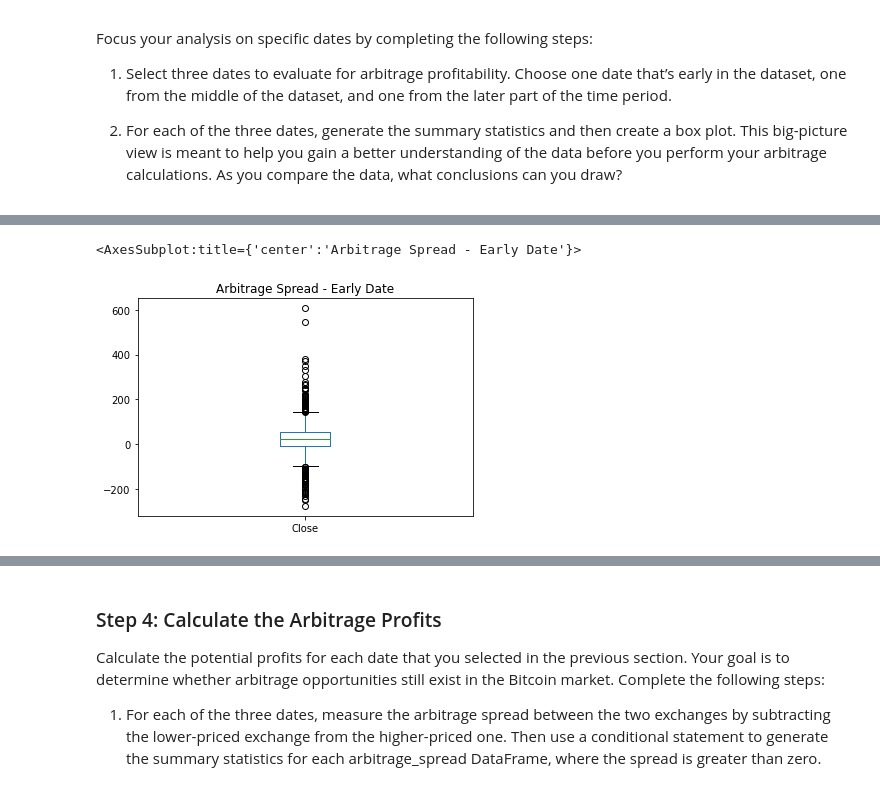
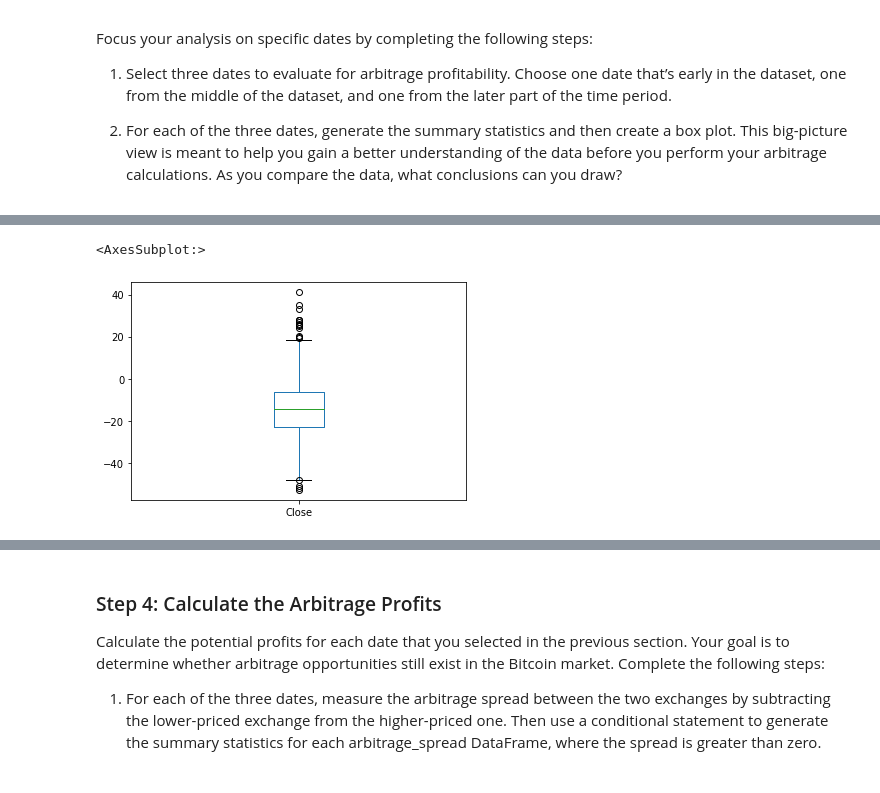
Before and after one commit to sjufan84/crypto_arbitrage-school-project-, a Jupyter notebook: crypto_arbitrage.ipynb, the cells around one changed output, grey strips where cells are left out. Cells and saved outputs as stored; diff of their text form; code cells hidden in the pictures.

```diff
--- a/crypto_arbitrage.ipynb
+++ b/crypto_arbitrage.ipynb
@@ -360,8 +437,8 @@ Focus your analysis on specific dates by completing the following steps:
 # %%
-# Using the early date that you have selected, calculate the arbitrage spread
+# Using the date from the late that you have selected, calculate the arbitrage spread
 # by subtracting the bitstamp lower closing prices from the coinbase higher closing prices
-arbitrage_spread_early = # YOUR CODE HERE
+arbitrage_spread_late = coinbase_sliced.loc['2018-03-01'] - bitstamp_sliced.loc['2018-03-01']
 
-# Generate summary statistics for the early DataFrame
-# YOUR CODE HERE
+# Generate summary statistics for the late DataFrame
+arbitrage_spread_late.describe()
 # %% [output]
@@ -376,7 +453,7 @@ max       606.800000
 Name: Close, dtype: float64
 # %%
-# Visualize the arbitrage spread from early in the dataset in a box plot
-# YOUR CODE HERE
+# Visualize the arbitrage spread from late in the dataset in a box plot
+arbitrage_spread_late.plot(kind = 'box')
 # %% [output]
-<AxesSubplot:title={'center':'Arbitrage Spread - Early Date'}>
+<AxesSubplot:>
-[figure, old version]
+[figure, new version]
```
Also changed, not shown: parts of 15 cells of this notebook.
